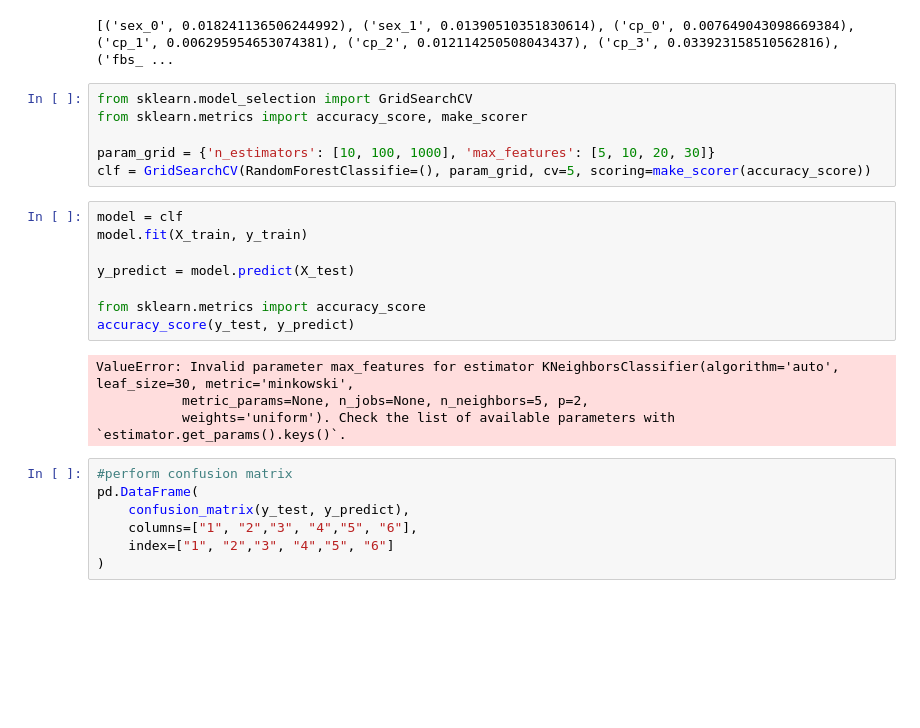
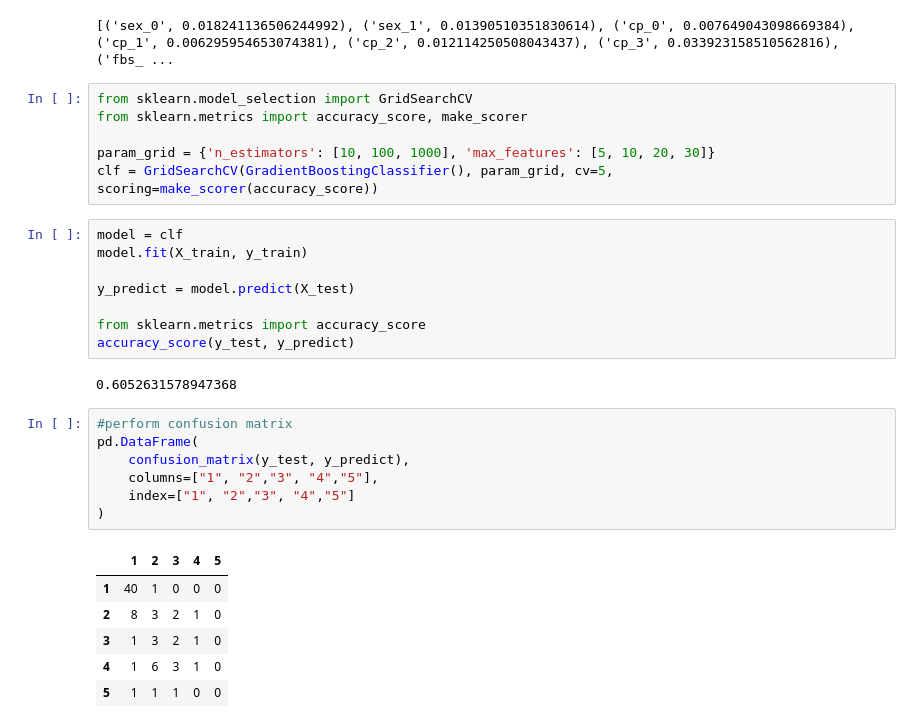
Before and after one commit to edimaudo/Python-projects, a Jupyter notebook: portfolio/heart/heart_disease.ipynb, the cells around one changed output. Saved outputs shown, nothing was run; the diff lists cells and outputs as text; blank space fills up the shorter version.

```diff
--- a/portfolio/heart/heart_disease.ipynb
+++ b/portfolio/heart/heart_disease.ipynb
@@ -220,7 +220,7 @@ from sklearn.model_selection import GridSearchCV
 from sklearn.metrics import accuracy_score, make_scorer
 
 param_grid = {'n_estimators': [10, 100, 1000], 'max_features': [5, 10, 20, 30]}
-clf = GridSearchCV(RandomForestClassifie=(), param_grid, cv=5, scoring=make_scorer(accuracy_score))
+clf = GridSearchCV(GradientBoostingClassifier(), param_grid, cv=5, scoring=make_scorer(accuracy_score))
 # %%
 model = clf
 model.fit(X_train, y_train)
@@ -230,13 +230,18 @@ y_predict = model.predict(X_test)
 from sklearn.metrics import accuracy_score
 accuracy_score(y_test, y_predict)
 # %% [output]
-ValueError: Invalid parameter max_features for estimator KNeighborsClassifier(algorithm='auto', leaf_size=30, metric='minkowski',
-           metric_params=None, n_jobs=None, n_neighbors=5, p=2,
-           weights='uniform'). Check the list of available parameters with `estimator.get_params().keys()`.
+0.6052631578947368
 # %%
 #perform confusion matrix
 pd.DataFrame(
     confusion_matrix(y_test, y_predict),
-    columns=["1", "2","3", "4","5", "6"],
-    index=["1", "2","3", "4","5", "6"]
+    columns=["1", "2","3", "4","5"],
+    index=["1", "2","3", "4","5"]
 )
+# %% [output]
+|  | 1 | 2 | 3 | 4 | 5 |
+| 1 | 40 | 1 | 0 | 0 | 0 |
+| 2 | 8 | 3 | 2 | 1 | 0 |
+| 3 | 1 | 3 | 2 | 1 | 0 |
+| 4 | 1 | 6 | 3 | 1 | 0 |
+| 5 | 1 | 1 | 1 | 0 | 0 |
```
